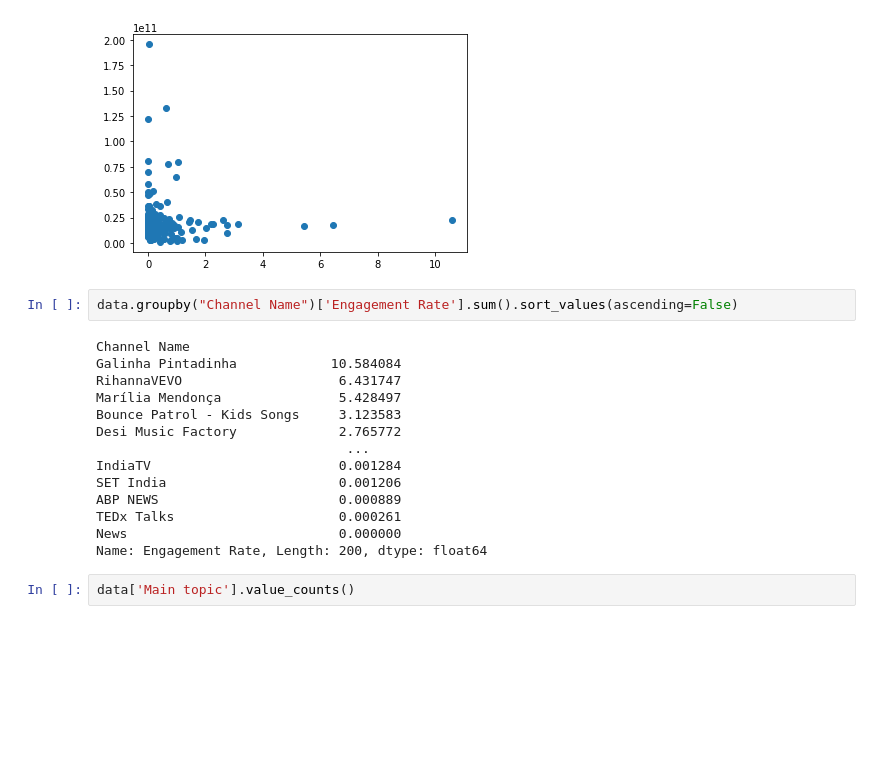
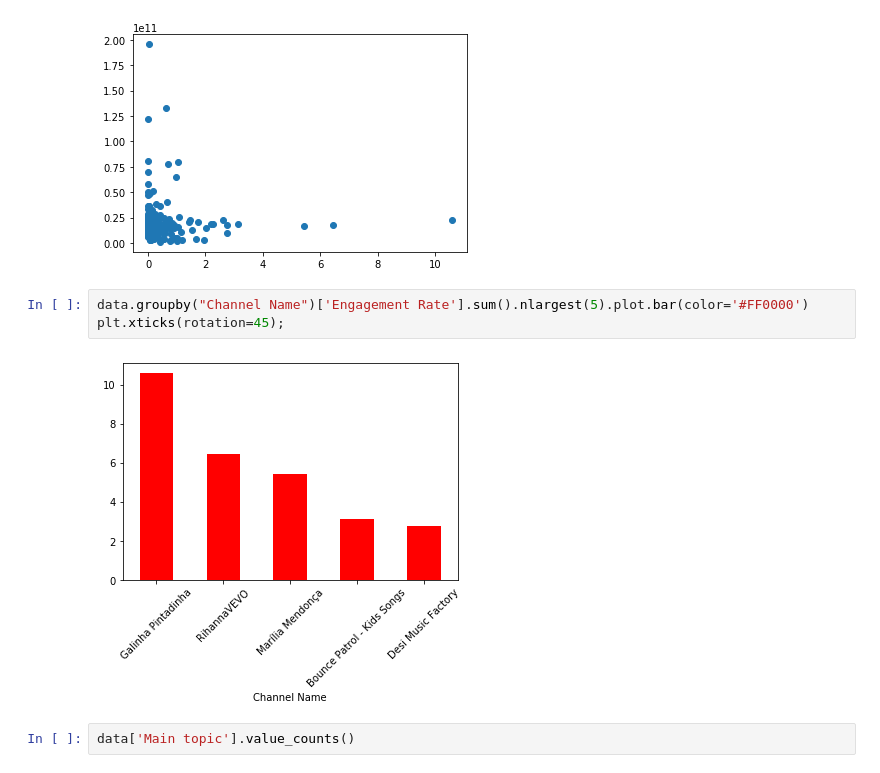
Before and after one commit to awojidetola/Youtube-Analysis, a Jupyter notebook: Exploratory Analysis.ipynb, the cells around one changed output. Saved outputs shown, nothing was run; the diff lists cells and outputs as text; blank space fills up the shorter version.

```diff
--- a/Exploratory Analysis.ipynb
+++ b/Exploratory Analysis.ipynb
@@ -146,21 +166,10 @@ data['Engagement Rate'].corr(data.Views)
 -0.03873746738188439
 [figure]
 # %%
-data.groupby("Channel Name")['Engagement Rate'].sum().sort_values(ascending=False)
+data.groupby("Channel Name")['Engagement Rate'].sum().nlargest(5).plot.bar(color='#FF0000')
+plt.xticks(rotation=45);
 # %% [output]
-Channel Name
-Galinha Pintadinha            10.584084
-RihannaVEVO                    6.431747
-Marília Mendonça               5.428497
-Bounce Patrol - Kids Songs     3.123583
-Desi Music Factory             2.765772
-                                ...
-IndiaTV                        0.001284
-SET India                      0.001206
-ABP NEWS                       0.000889
-TEDx Talks                     0.000261
-News                           0.000000
-Name: Engagement Rate, Length: 200, dtype: float64
+[figure, added]
 # %%
 data['Main topic'].value_counts()
 # %% [output]
```
Also changed, not shown: parts of 7 cells of this notebook, 4 other files.
